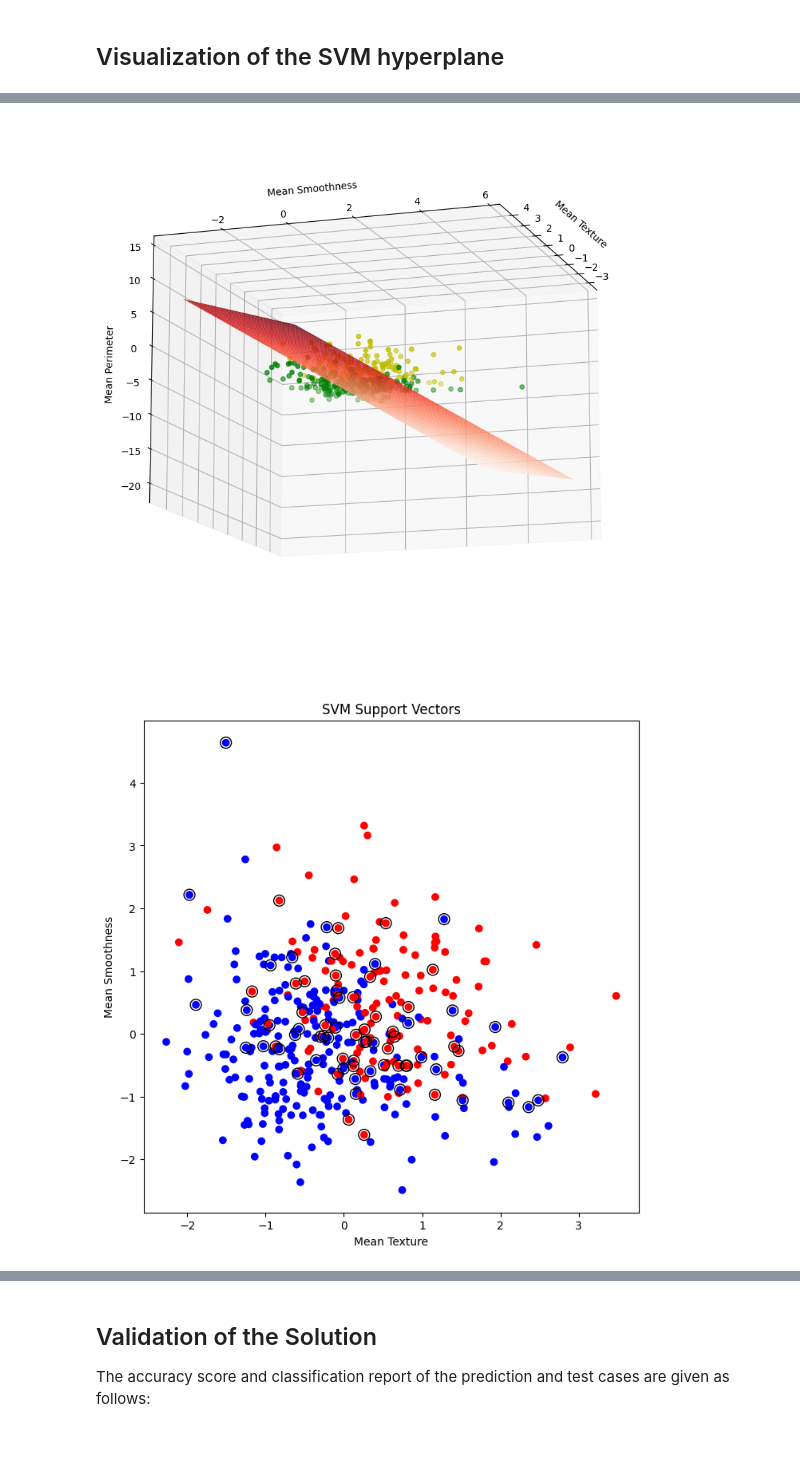
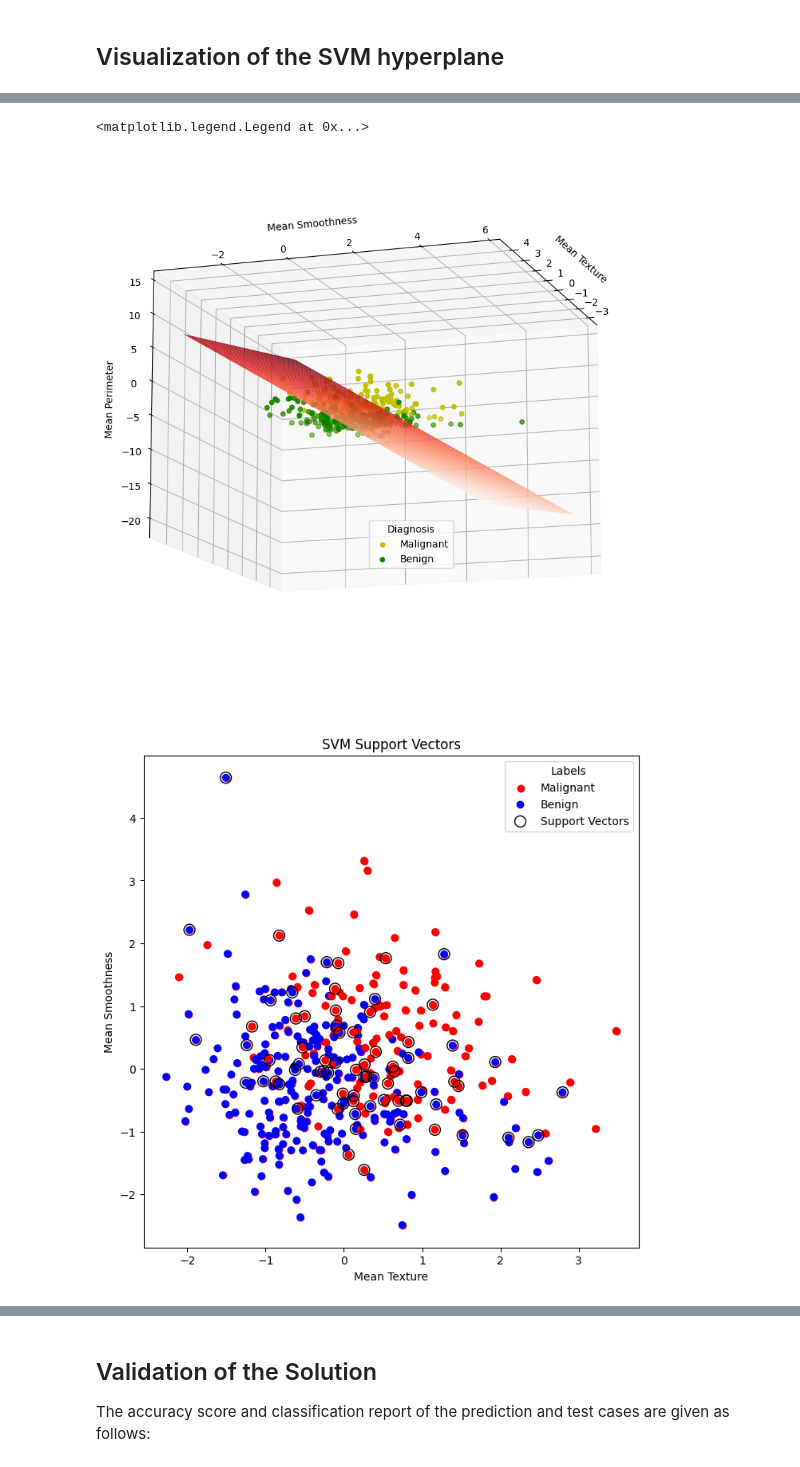
Before and after one commit to DevPro13/SVM_Visualization, a Jupyter notebook: SuportVectorMachineVisualizationWithBreastCancerDataset.ipynb, the cells around one changed output, grey strips where cells are left out. Drawn from its saved outputs; the diff is of its cells as text; code cells hidden in the pictures.

Commit message:
Data are labels inside the plot graph.

```diff
--- a/SuportVectorMachineVisualizationWithBreastCancerDataset.ipynb
+++ b/SuportVectorMachineVisualizationWithBreastCancerDataset.ipynb
@@ -123,6 +123,7 @@ sb.scatterplot(ax=axes[0,1],x="mean radius",y="mean smoothness",data=df,hue="Dia
 sb.scatterplot(ax=axes[1,0],x="mean texture",y="mean smoothness",data=df,hue="Diagnosis")
 sb.scatterplot(ax=axes[1,1],x="mean perimeter",y="mean smoothness",data=df,hue="Diagnosis")
 plt.show()
+df.drop(["Diagnosis"],axis=1,inplace=True)
 # %% [output]
 [figure]
 # %% [markdown]
@@ -259,7 +264,8 @@ for ii in range(0,360,1):
 # %%
 plt.figure(figsize=(10,10))
 ax = plt.axes(projection='3d')
-ax.scatter3D(X_train[:,0],X_train[:,2],X_train[:,1],c=df_Y["diagnosis"].map(huemap))
+ax.scatter3D(X_train[:,0],X_train[:,2],X_train[:,1],c='y',label="Malignant")
+ax.scatter3D(X_train[:,0],X_train[:,2],X_train[:,1],c=df_Y["diagnosis"].map(huemap),label="Benign")
 ax.set_xlabel("Mean Texture")
 ax.set_ylabel("Mean Smoothness")
 ax.set_zlabel("Mean Perimeter")
@@ -272,20 +278,24 @@ zz = lambda xx,yy: (-model.intercept_[0]-model.coef_[0][0]*xx-model.coef_[0][1]*
 ax.plot_surface(xx, yy, zz(xx,yy), cmap='Reds')
 for ii in range(0,20,1):
     ax.view_init(elev=-12, azim=ii)
+plt.legend(title="Diagnosis",bbox_to_anchor =(0.65,0.35))
 # %% [output]
+<matplotlib.legend.Legend at 0x...>
-[figure, old version]
+[figure, new version]
 # %%
 huemap={1:'r',0:'b'}# color red is Malignant and color Blue is Benign
 plt.figure(figsize=(8,8))
-plt.scatter(X_train[:, 0], X_train[:, 2], c=df_Y["diagnosis"].map(huemap))
+plt.scatter(X_train[:, 0], X_train[:, 2], c='r',label='Malignant')
+plt.scatter(X_train[:, 0], X_train[:, 2], c=df_Y["diagnosis"].map(huemap),label="Benign")
 ax = plt.gca()
-plt.scatter(model.support_vectors_[:, 0], model.support_vectors_[:, 2], s=100, facecolors='none', edgecolors='k')
+plt.scatter(model.support_vectors_[:, 0], model.support_vectors_[:, 2], s=100, facecolors='none', edgecolors='k',label='Support Vectors')
 plt.xlabel('Mean Texture')
 plt.ylabel('Mean Smoothness')
 plt.title('SVM Support Vectors')
+plt.legend(title="Labels")
 plt.show()
 # %% [output]
-[figure, old version]
+[figure, new version]
 # %%
 huemap={1:'r',0:'b'}# color red is Malignant and color Blue is Benign
 plt.figure(figsize=(8,8))
```
Also changed, not shown: parts of 5 cells of this notebook.
